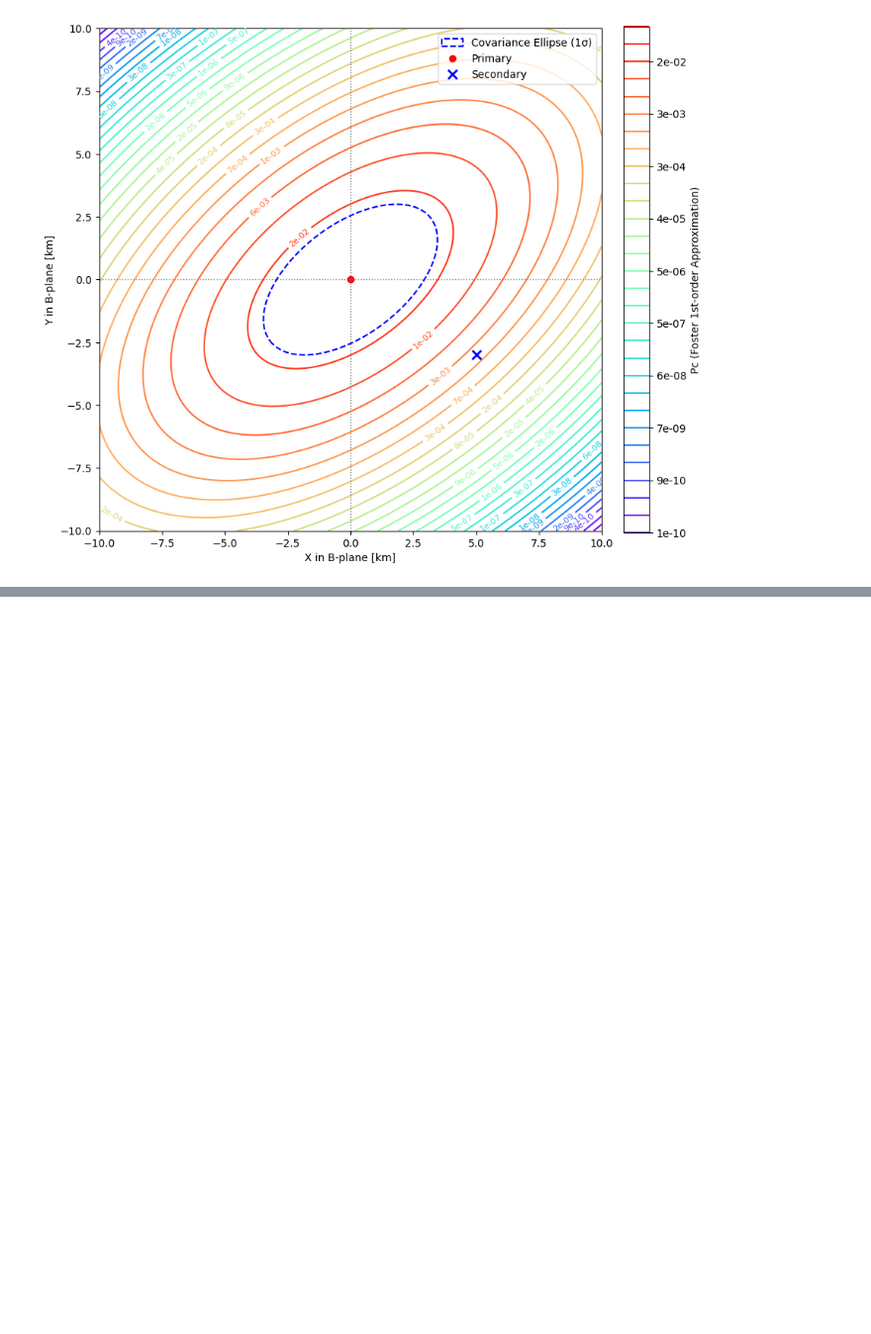
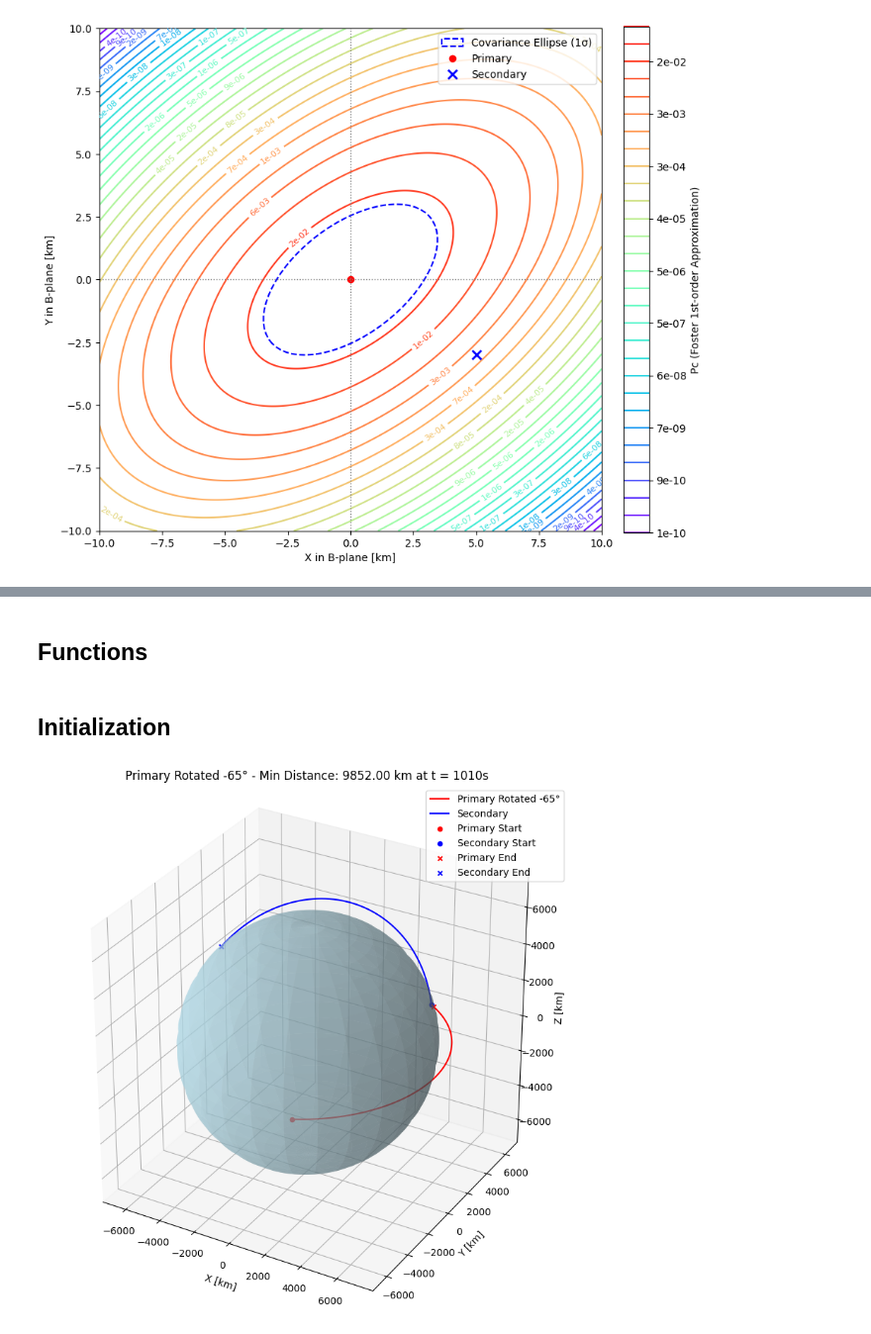
Before and after one commit to Muun-Muun/clusterd_sattelites_optimization, a Jupyter notebook: CA_v1.ipynb, the cells around one changed output, grey strips where cells are left out. Shown at 99% size. Saved outputs shown, nothing was run; the diff lists cells and outputs as text; code cells hidden in the pictures; blank space fills up the shorter version.

```diff
--- a/CA_v1.ipynb
+++ b/CA_v1.ipynb
@@ -286,0 +164,2 @@ plt.show()
+# %% [markdown]
+## Functions
@@ -286,0 +201,2 @@ plt.show()
+# %% [markdown]
+## Initialization
@@ -286,0 +228,68 @@ plt.show()
+# %%
+######### 시나리오 설정 #########
+import numpy as np
+import matplotlib.pyplot as plt
+from scipy.integrate import solve_ivp
+
+# 지구 중심 중력 상수
+mu = 398600.4418  # km^3/s^2
+
+# 궤도 파라미터 설정
+r_mag = 7000.0
+v_mag = np.sqrt(mu / r_mag)
+T_total = 2000.0
+N = 200
+t_eval = np.linspace(0, T_total, N+1)
+t_span = (0, T_total)
+
+# Primary 위상각 -65도 회전
+theta_primary = np.radians(-65)
+R3_theta = np.array([
+    [np.cos(theta_primary), -np.sin(theta_primary), 0],
+    [np.sin(theta_primary),  np.cos(theta_primary), 0],
+    [0,                      0,                     1]
+])
+r1_init = R3_theta @ np.array([r_mag, 0.0, 0.0])
+v1_init = R3_theta @ np.array([0.0, v_mag, 0.0])
+
+# Secondary: 경사 75도, RAAN 60도
+theta = np.radians(90)
+inc = np.radians(75)
+raan = np.radians(60)
+
+R_total = rotation_matrix(raan, inc, 0)
+r2_init = R_total @ np.array([r_mag, 0.0, 0.0])
+v2_init = R_total @ np.array([0.0, v_mag, 0.0])
+
+# 수치 적분
+sol1 = solve_ivp(two_body_ode, t_span, np.hstack((r1_init, v1_init)), t_eval=t_eval, rtol=1e-9, atol=1e-9)
+sol2 = solve_ivp(two_body_ode, t_span, np.hstack((r2_init, v2_init)), t_eval=t_eval, rtol=1e-9, atol=1e-9)
+r1_orbit = sol1.y[:3]
+r2_orbit = sol2.y[:3]
+
+# 최소 거리 및 시점
+relative_distance = np.linalg.norm(r2_orbit - r1_orbit, axis=0)
+min_distance = np.min(relative_distance)
+t_min_dist = t_eval[np.argmin(relative_distance)]
+
+# 시각화
+fig = plt.figure(figsize=(10, 8))
+ax = fig.add_subplot(111, projection='3d')
+ax.plot(r1_orbit[0], r1_orbit[1], r1_orbit[2], 'r-', label='Primary Rotated -65°')
+ax.plot(r2_orbit[0], r2_orbit[1], r2_orbit[2], 'b-', label='Secondary')
+ax.scatter(*r1_orbit[:, 0], color='r', marker='o', label='Primary Start')
+ax.scatter(*r2_orbit[:, 0], color='b', marker='o', label='Secondary Start')
+ax.scatter(*r1_orbit[:, -1], color='r', marker='x', label='Primary End')
+ax.scatter(*r2_orbit[:, -1], color='b', marker='x', label='Secondary End')
+draw_earth(ax)
+
+ax.set_xlabel('X [km]')
+ax.set_ylabel('Y [km]')
+ax.set_zlabel('Z [km]')
+ax.set_title(f'Primary Rotated -65° - Min Distance: {min_distance:.2f} km at t = {t_min_dist:.0f}s')
+ax.set_box_aspect([1, 1, 1])
+ax.legend()
+plt.tight_layout()
+plt.show()
+# %% [output]
+[figure, added]
```
Also changed, not shown: parts of 8 cells of this notebook.
